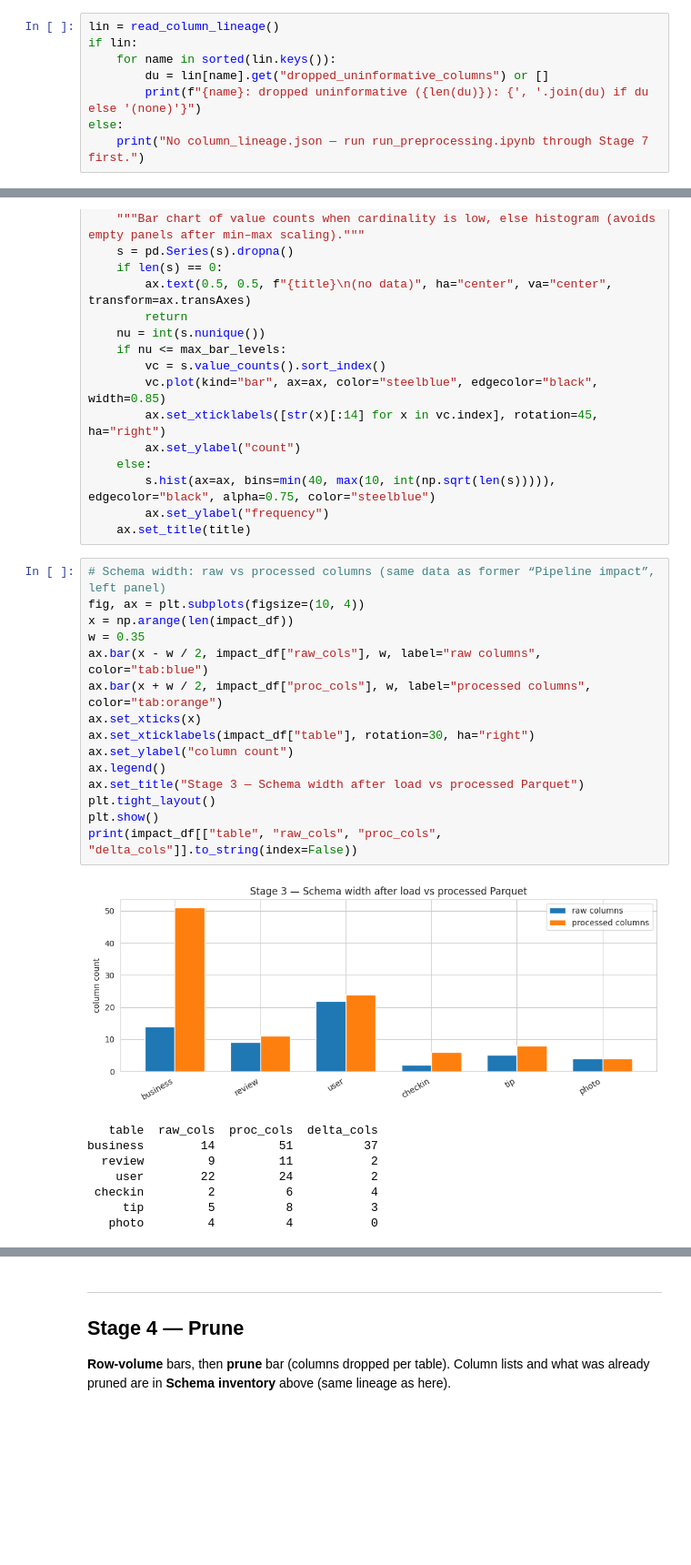
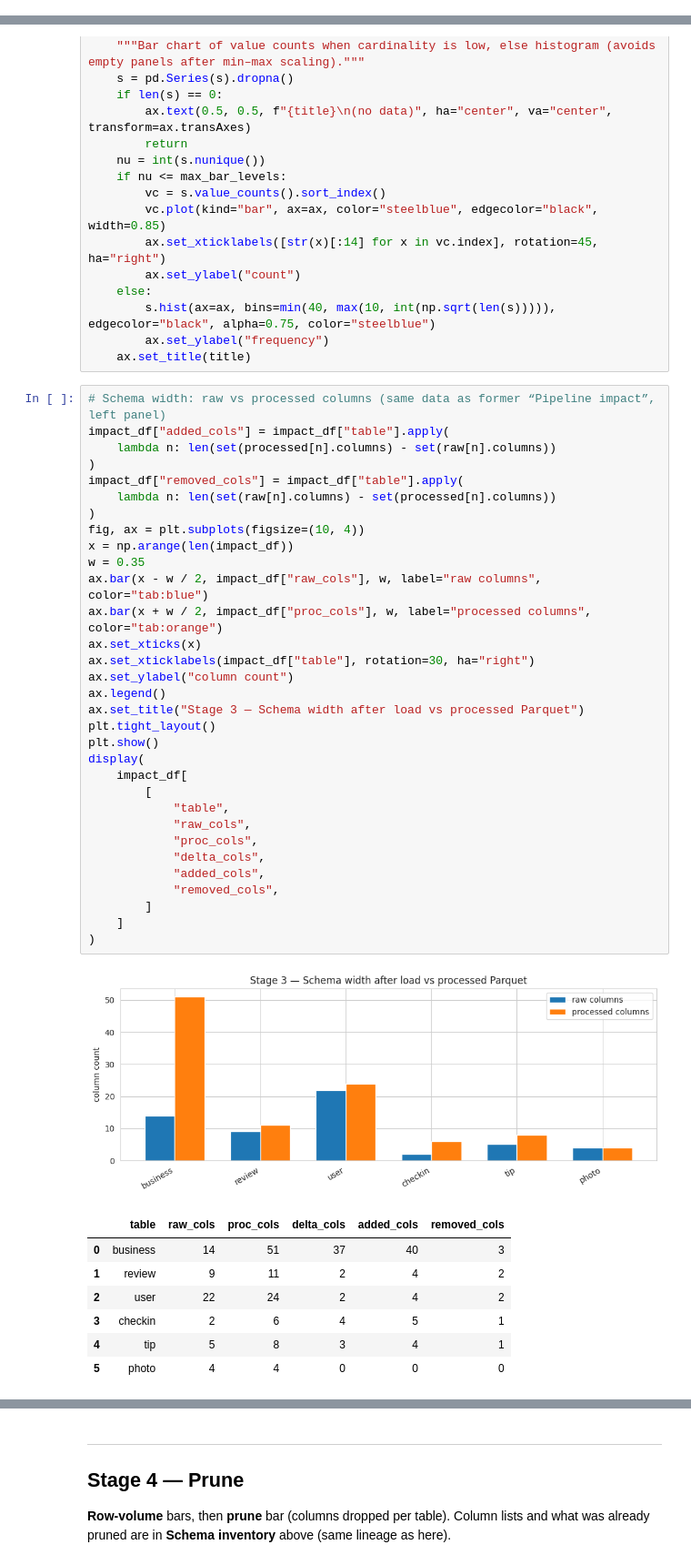
Before and after one commit to big-data-lpnu/yelp-spark-project, a Jupyter notebook: src/notebooks/preprocessing_comparison.ipynb, the cells around one changed output, grey strips where cells are left out. Shown at 91% size. Saved outputs shown, nothing was run; the diff lists cells and outputs as text; blank space fills up the shorter version.

```diff
--- a/src/notebooks/preprocessing_comparison.ipynb
+++ b/src/notebooks/preprocessing_comparison.ipynb
@@ -330,8 +224,0 @@ for name in TABLE_ORDER:
-# %%
-lin = read_column_lineage()
-if lin:
-    for name in sorted(lin.keys()):
-        du = lin[name].get("dropped_uninformative_columns") or []
-        print(f"{name}: dropped uninformative ({len(du)}): {', '.join(du) if du else '(none)'}")
-else:
-    print("No column_lineage.json — run run_preprocessing.ipynb through Stage 7 first.")
@@ -594,25 +351,42 @@ def plot_ax_feature_dist(ax, s, title: str, max_bar_levels=30):
     ax.set_title(title)
 # %%
 # Schema width: raw vs processed columns (same data as former “Pipeline impact”, left panel)
+impact_df["added_cols"] = impact_df["table"].apply(
+    lambda n: len(set(processed[n].columns) - set(raw[n].columns))
+)
+impact_df["removed_cols"] = impact_df["table"].apply(
+    lambda n: len(set(raw[n].columns) - set(processed[n].columns))
+)
 fig, ax = plt.subplots(figsize=(10, 4))
 x = np.arange(len(impact_df))
 w = 0.35
 ax.bar(x - w / 2, impact_df["raw_cols"], w, label="raw columns", color="tab:blue")
 ax.bar(x + w / 2, impact_df["proc_cols"], w, label="processed columns", color="tab:orange")
 ax.set_xticks(x)
 ax.set_xticklabels(impact_df["table"], rotation=30, ha="right")
 ax.set_ylabel("column count")
 ax.legend()
 ax.set_title("Stage 3 — Schema width after load vs processed Parquet")
 plt.tight_layout()
 plt.show()
-print(impact_df[["table", "raw_cols", "proc_cols", "delta_cols"]].to_string(index=False))
+display(
+    impact_df[
+        [
+            "table",
+            "raw_cols",
+            "proc_cols",
+            "delta_cols",
+            "added_cols",
+            "removed_cols",
+        ]
+    ]
+)
 # %% [output]
 [figure]
-   table  raw_cols  proc_cols  delta_cols
-business        14         51          37
-  review         9         11           2
-    user        22         24           2
- checkin         2          6           4
-     tip         5          8           3
-   photo         4          4           0
+|  | table | raw_cols | proc_cols | delta_cols | added_cols | removed_cols |
+| 0 | business | 14 | 51 | 37 | 40 | 3 |
+| 1 | review | 9 | 11 | 2 | 4 | 2 |
+| 2 | user | 22 | 24 | 2 | 4 | 2 |
+| 3 | checkin | 2 | 6 | 4 | 5 | 1 |
+| 4 | tip | 5 | 8 | 3 | 4 | 1 |
+| 5 | photo | 4 | 4 | 0 | 0 | 0 |
```
Also changed, not shown: parts of 17 cells of this notebook.
